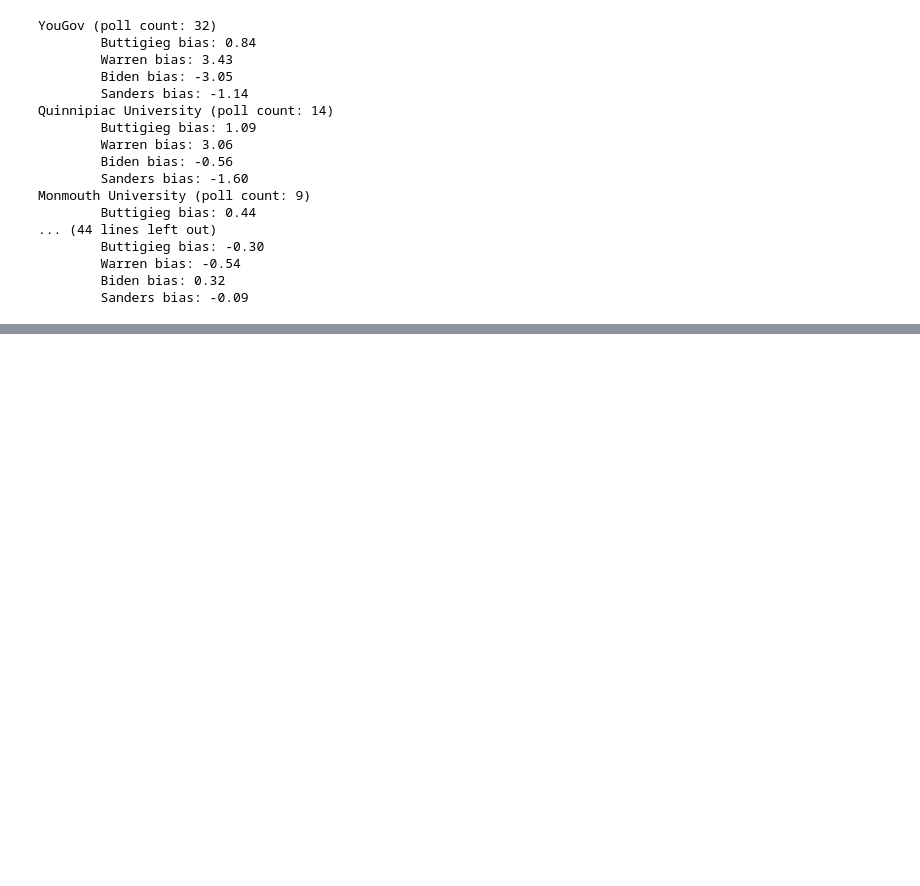
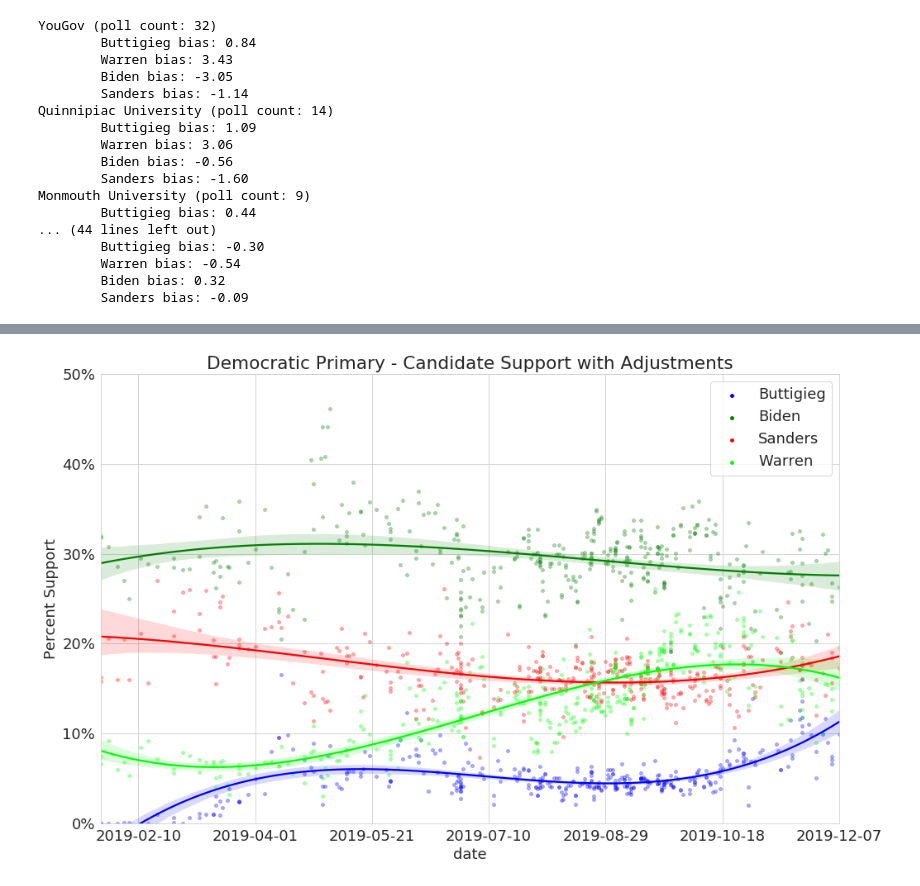
Before and after one commit to amvinson234/Polling2020, a Jupyter notebook: dem_primary.ipynb, the cells around one changed output, grey strips where cells are left out. Saved outputs shown, nothing was run; the diff lists cells and outputs as text; code cells hidden in the pictures; blank space fills up the shorter version.

```diff
--- a/dem_primary.ipynb
+++ b/dem_primary.ipynb
@@ -455,3 +431,8 @@ Monmouth University (poll count: 9)
         Warren bias: -0.54
         Biden bias: 0.32
         Sanders bias: -0.09
+# %%
+data_clean_drop['Buttigieg_adj'] = data_clean_drop['Buttigieg-pct'] - data_clean_drop['prediction_diff-Buttigieg']
+data_clean_drop['Warren_adj'] = data_clean_drop['Warren-pct'] - data_clean_drop['prediction_diff-Warren']
+data_clean_drop['Biden_adj'] = data_clean_drop['Biden-pct'] - data_clean_drop['prediction_diff-Biden']
+data_clean_drop['Sanders_adj'] = data_clean_drop['Sanders-pct'] - data_clean_drop['prediction_diff-Sanders']
@@ -457,0 +460,34 @@ Monmouth University (poll count: 9)
+# %%
+plt.figure(figsize=(16,10))
+deg_order =20
+
+sns.regplot(x ='date_ordinal', y = data_clean_drop['Buttigieg_adj'], data = data_clean_drop, order = deg_order, truncate = True, scatter_kws={'s':15, 'alpha': 0.3}, label = "Buttigieg",color = 'blue')
+sns.regplot(x ='date_ordinal', y = data_clean_drop['Biden_adj'], data = data_clean_drop, order = deg_order, truncate = True, scatter_kws={'s':15, 'alpha': 0.3}, label = "Biden", color = 'green')
+sns.regplot(x ='date_ordinal', y = data_clean_drop['Sanders_adj'], data = data_clean_drop, order = deg_order, truncate = True, scatter_kws={'s':15, 'alpha': 0.3}, label = "Sanders",color='red')
+sns.regplot(x ='date_ordinal', y = data_clean_drop['Warren_adj'], data = data_clean_drop, order = deg_order, truncate = True, scatter_kws={'s':15, 'alpha': 0.3}, label = "Warren",color = (0.0,1,0.0))
+
+
+
+plt.legend()
+plt.xlabel('date')
+plt.xlim(data_clean_drop['date_ordinal'].min() - 1, data_clean_drop['date_ordinal'].max() + 1)#new_labels = [datetime.date.fromordinal(int(item)) for item in plt.xticks()]
+
+xticks = np.array(plt.xticks())
+new_labels = [datetime.date.fromordinal(int(item)) for item in xticks[0]]
+plt.xticks(new_labels,new_labels)
+plt.xlim(data_clean_drop['start_date'].min(),data_clean_drop['start_date'].max())
+
+plt.ylabel('Percent Support')
+plt.ylim(0,50)
+yticks = np.array(plt.yticks())
+new_labels = [str(int(item)) + '%' for item in yticks[0]]
+plt.yticks(yticks[0],new_labels)
+
+plt.title('Democratic Primary - Candidate Support with Adjustments')
+
+
+leg = plt.legend()
+for lh in leg.legendHandles:
+    lh.set_alpha(1)
+# %% [output]
+[figure, added]
```
Also changed, not shown: parts of 5 cells of this notebook.
